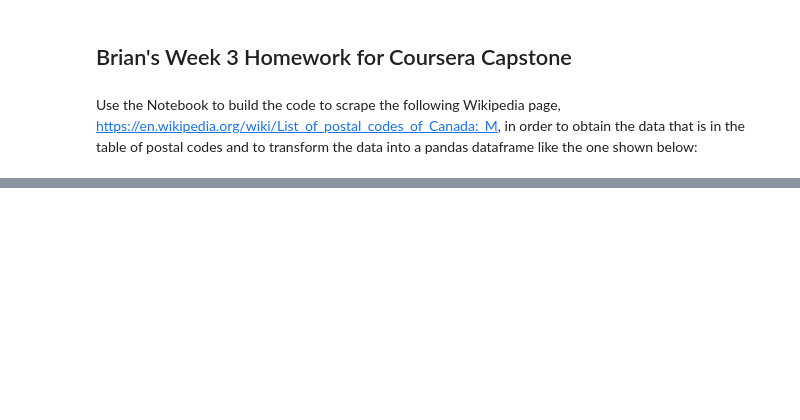
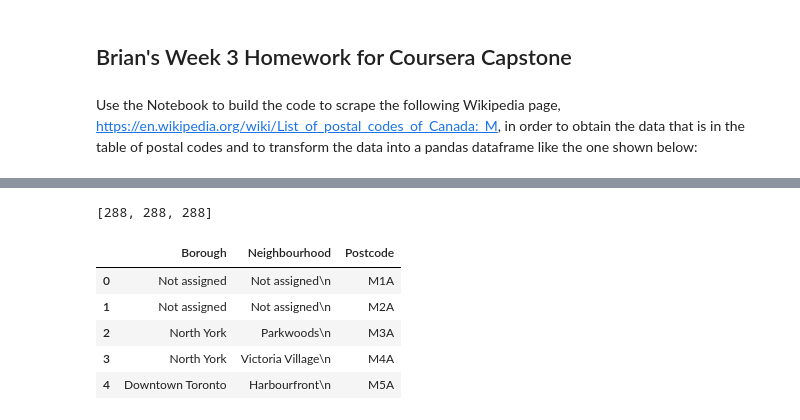
Before and after one commit to Brian-Lee/Coursera_Capstone, a Jupyter notebook: Brian's Week 3 hw.ipynb, the cells around one changed output, grey strips where cells are left out. Drawn from its saved outputs; the diff is of its cells as text; code cells hidden in the pictures; blank space fills up the shorter version.

```diff
--- a/Brian's Week 3 hw.ipynb
+++ b/Brian's Week 3 hw.ipynb
@@ -8,0 +39,30 @@ Use the Notebook to build the code to scrape the following Wikipedia page, https
+# %%
+print('parsing start')
+#Since out first row is the header, data is stored on the second row onwards
+for j in range(1,len(tr_elements)):
+    print('parsing', j)
+    #T is our j'th row
+    T=tr_elements[j]
+
+    #If row is not of size 10, the //tr data is not from our table
+    if len(T)!=3:
+        break
+
+    #i is the index of our column
+    i=0
+
+    #Iterate through each element of the row
+    for t in T.iterchildren():
+        data=t.text_content()
+        data
+        #Check if row is empty
+        if i>0:
+        #Convert any numerical value to integers
+            try:
+                data=int(data)
+            except:
+                pass
+        #Append the data to the empty list of the i'th column
+        col[i][1].append(data)
+        #Increment i for the next column
+        i+=1
@@ -8,0 +87,16 @@ Use the Notebook to build the code to scrape the following Wikipedia page, https
+# %%
+[len(C) for (title,C) in col]
+# %% [output]
+[288, 288, 288]
+# %%
+Dict={title:column for (title,column) in col}
+df=pd.DataFrame(Dict)
+# %%
+df.head()
+# %% [output]
+|  | Borough | Neighbourhood | Postcode |
+| 0 | Not assigned | Not assigned\n | M1A |
+| 1 | Not assigned | Not assigned\n | M2A |
+| 2 | North York | Parkwoods\n | M3A |
+| 3 | North York | Victoria Village\n | M4A |
+| 4 | Downtown Toronto | Harbourfront\n | M5A |
```
Also changed, not shown: parts of 3 cells of this notebook.
